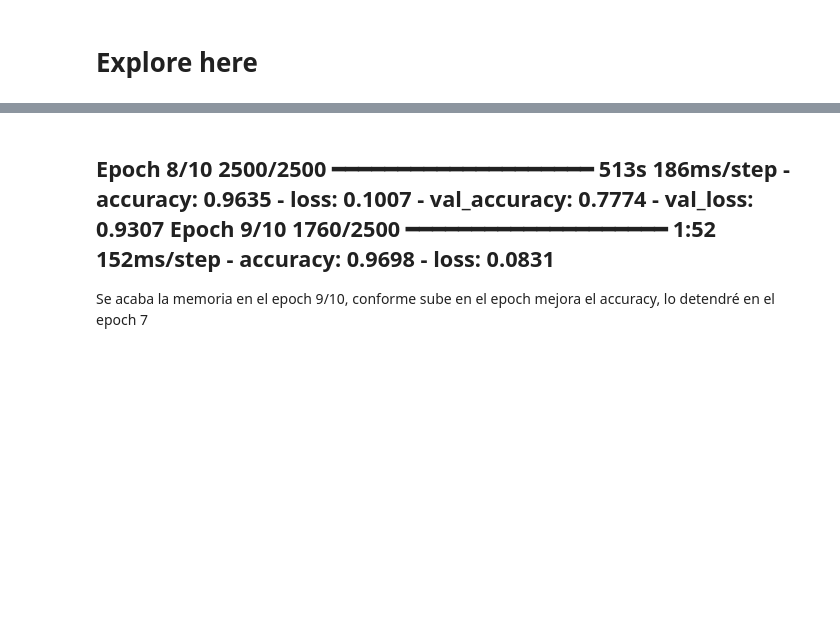
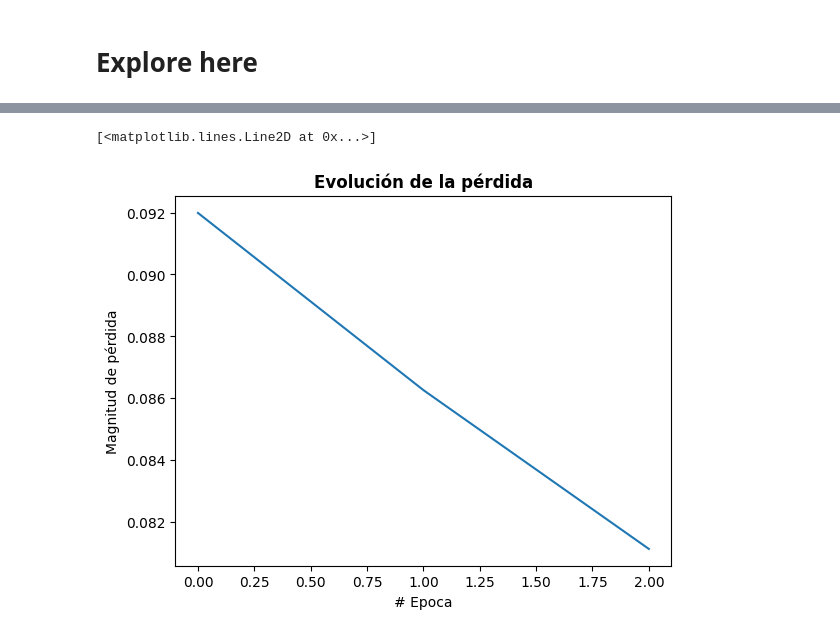
Before and after one commit to 4GeeksAcademy/Leonel_Ponce_Deep_learning_project, a Jupyter notebook: src/explore.ipynb, the cells around one changed output, grey strips where cells are left out. Drawn from its saved outputs; the diff is of its cells as text; code cells hidden in the pictures; blank space fills up the shorter version.

```diff
--- a/src/explore.ipynb
+++ b/src/explore.ipynb
@@ -139,14 +150,14 @@ tst_database = ImageDataGenerator(rescale=1./255)
 
 train_database = trn_database.flow_from_directory(
     "/workspaces/Leonel_Ponce_Deep_learning_project/data/Repertorio/dogs-vs-cats/all/train",
-    target_size=(180, 180),
+    target_size=(170, 170),
     batch_size=8,
     class_mode="binary"
 )
 
 test_database = tst_database.flow_from_directory(
     "/workspaces/Leonel_Ponce_Deep_learning_project/data/Repertorio/dogs-vs-cats/all/test",
-    target_size=(180, 180),
+    target_size=(170, 170),
     batch_size=8,
     class_mode="binary"
 )
@@ -166,14 +186,15 @@ print("Distribución por clase en test:", Counter(test_labels))
 # %%
+#Definiendo un modelo
 model = Sequential([
-    Conv2D(16, (3,3), activation='relu', input_shape=(180,180,3)),
+    Conv2D(16, (3,3), activation="relu", input_shape=(170,170,3)),
     MaxPooling2D(2,2),
 
-    Conv2D(32, (3,3), activation='relu'),
+    Conv2D(32, (3,3), activation="relu"),
     MaxPooling2D(2,2),
 
     Flatten(),
-    Dense(64, activation='relu'),
+    Dense(64, activation="relu"),
     Dropout(0.5),
-    Dense(1, activation='sigmoid')
+    Dense(1, activation="sigmoid")
 ])
 # %%
@@ -206,7 +262,9 @@ history = model.fit(
-# %% [markdown]
-Epoch 8/10
-2500/2500 ━━━━━━━━━━━━━━━━━━━━ 513s 186ms/step - accuracy: 0.9635 - loss: 0.1007 - val_accuracy: 0.7774 - val_loss: 0.9307
-Epoch 9/10
-1760/2500 ━━━━━━━━━━━━━━━━━━━━ 1:52 152ms/step - accuracy: 0.9698 - loss: 0.0831
---------
-Se acaba la memoria en el epoch 9/10, conforme sube en el epoch mejora el accuracy, lo detendré en el epoch 7
+# %%
+
+plt.title("Evolución de la pérdida", fontsize=12, fontweight="bold")
+plt.xlabel("# Epoca")
+plt.ylabel("Magnitud de pérdida")
+plt.plot(history.history["loss"])
+# %% [output]
+[<matplotlib.lines.Line2D at 0x...>]
+[figure, added]
```
Also changed, not shown: parts of 17 cells of this notebook, 3 other files.
